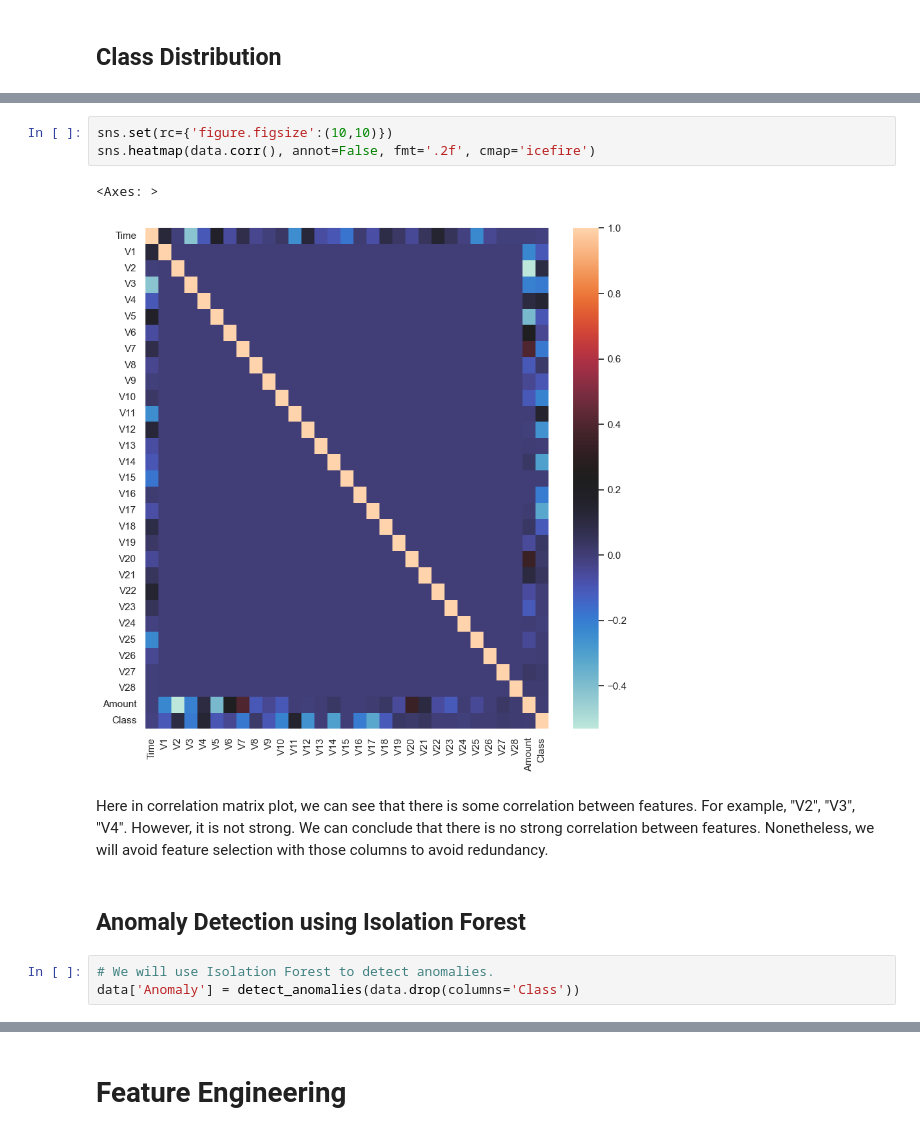
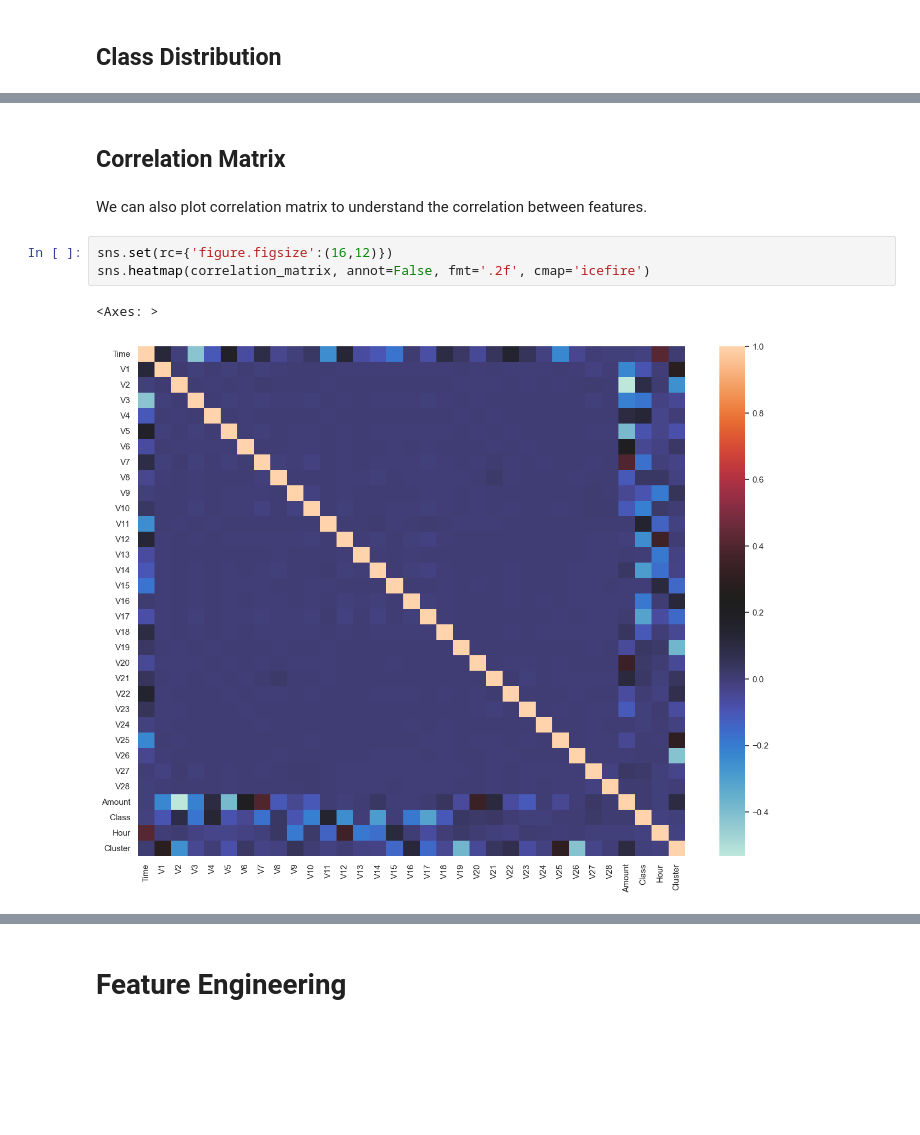
Before and after one commit to hasanmd1/Machine_Learning_Projects, a Jupyter notebook: Credit_Card_Fraud_Detection/notebooks/EDA_&_Modeling.ipynb, the cells around one changed output, grey strips where cells are left out. Cells and saved outputs as stored; diff of their text form; blank space fills up the shorter version.

```diff
--- a/Credit_Card_Fraud_Detection/notebooks/EDA_&_Modeling.ipynb
+++ b/Credit_Card_Fraud_Detection/notebooks/EDA_&_Modeling.ipynb
@@ -156,13 +288,10 @@ We can also plot correlation matrix to understand the correlation between featur
-# %%
-sns.set(rc={'figure.figsize':(10,10)})
-sns.heatmap(data.corr(), annot=False, fmt='.2f', cmap='icefire')
-# %% [output]
-<Axes: >
-[figure, removed]
-# %% [markdown]
-Here in correlation matrix plot, we can see that there is some correlation between features. For example, "V2", "V3", "V4". However, it is not strong. We can conclude that there is no strong correlation between features. Nonetheless, we will avoid feature selection with those columns to avoid redundancy.
-# %% [markdown]
-## Anomaly Detection using Isolation Forest
-# %%
-# We will use Isolation Forest to detect anomalies.
-data['Anomaly'] = detect_anomalies(data.drop(columns='Class'))
+# %% [markdown]
+## Correlation Matrix
+# %% [markdown]
+We can also plot correlation matrix to understand the correlation between features.
+# %%
+sns.set(rc={'figure.figsize':(16,12)})
+sns.heatmap(correlation_matrix, annot=False, fmt='.2f', cmap='icefire')
+# %% [output]
+<Axes: >
+[figure, added]
```
Also changed, not shown: parts of 24 cells of this notebook, 2 other files.
